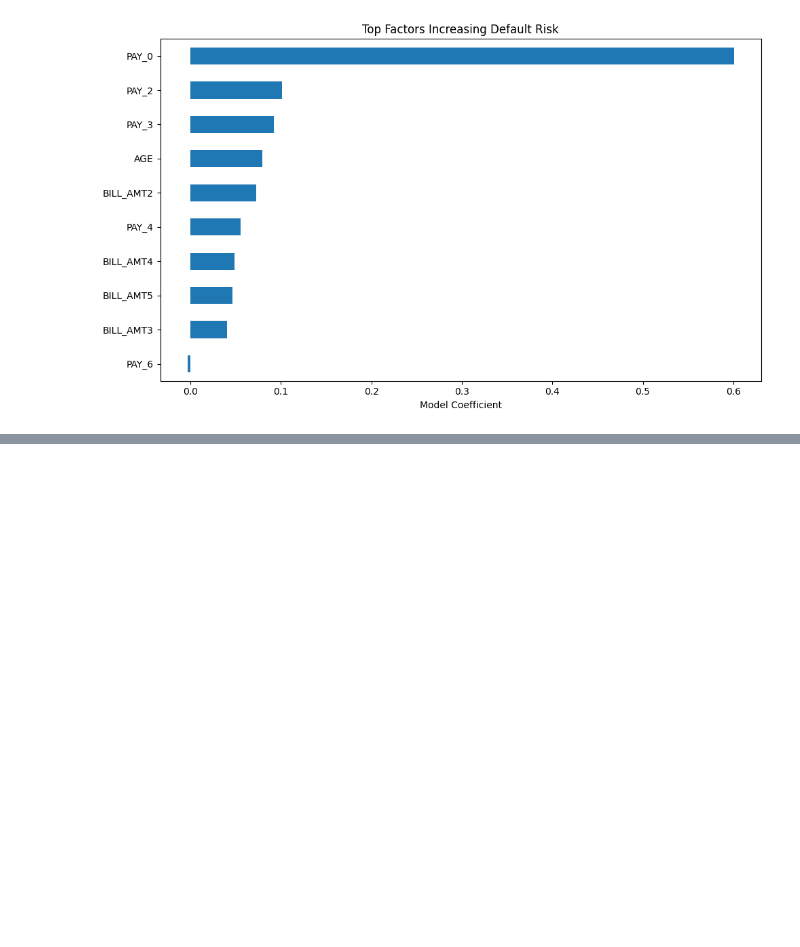
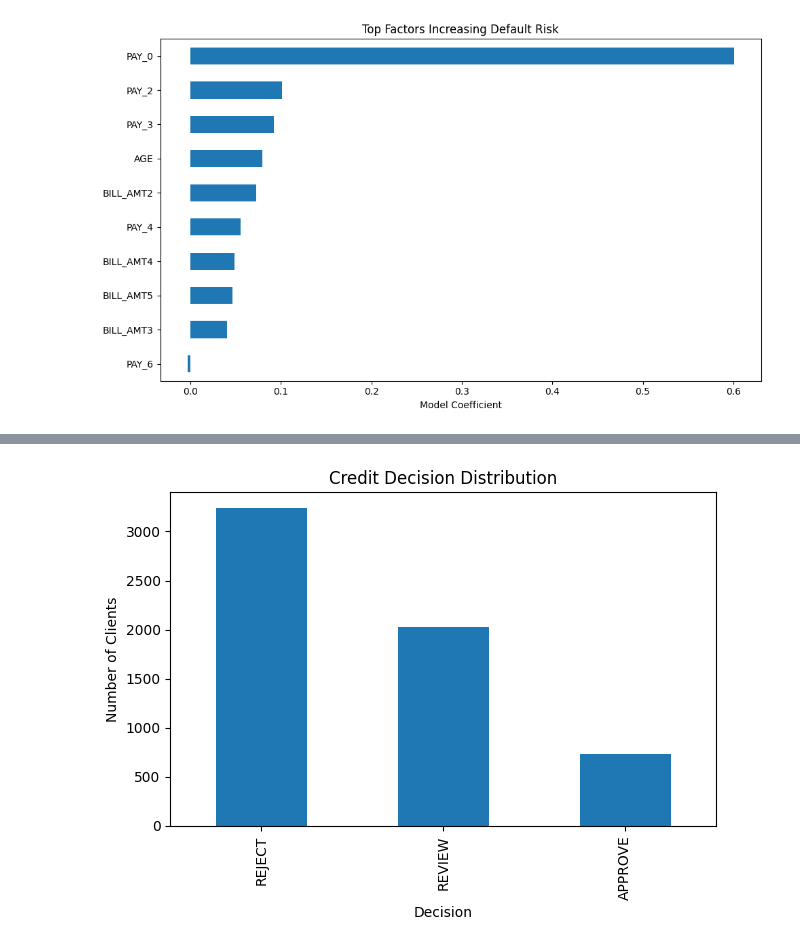
Before and after one commit to ricardoserodio/credit-risk-prediction, a Jupyter notebook: credit_risk_prediction.ipynb, the cells around one changed output, grey strips where cells are left out. Drawn from its saved outputs; the diff is of its cells as text; code cells hidden in the pictures; blank space fills up the shorter version.

Commit message:
Add decision engine, risk segmentation, and decision distribution visualization

```diff
--- a/credit_risk_prediction.ipynb
+++ b/credit_risk_prediction.ipynb
@@ -121,3 +121,20 @@ PAY_2        0.101148
 PAY_0        0.600724
 dtype: float64
 [figure]
+# %%
+def decision_engine(prob):
+    if prob < 0.2:
+        return "APPROVE"
+    elif prob < 0.4:
+        return "REVIEW"
+    else:
+        return "REJECT"
+# %%
+probs = model.predict_proba(X_test)[:,1]
+
+results = pd.DataFrame({
+    "probability": probs,
+    "decision": [decision_engine(p) for p in probs]
+})
+
+results.head()
@@ -123,0 +148,6 @@ dtype: float64
+# %%
+results["risk_level"] = results["probability"].apply(
+    lambda x: "Low" if x < 0.2 else "Medium" if x < 0.4 else "High"
+)
+
+results.head(10)
@@ -123,0 +183,11 @@ dtype: float64
+# %%
+results["decision"].value_counts().plot(kind="bar")
+plt.title("Credit Decision Distribution")
+plt.xlabel("Decision")
+plt.ylabel("Number of Clients")
+plt.tight_layout()
+
+plt.savefig("decision_distribution.png")  # 👈 aqui primeiro
+plt.show()
+# %% [output]
+[figure, added]
```
Also changed, not shown: parts of 7 cells of this notebook.
